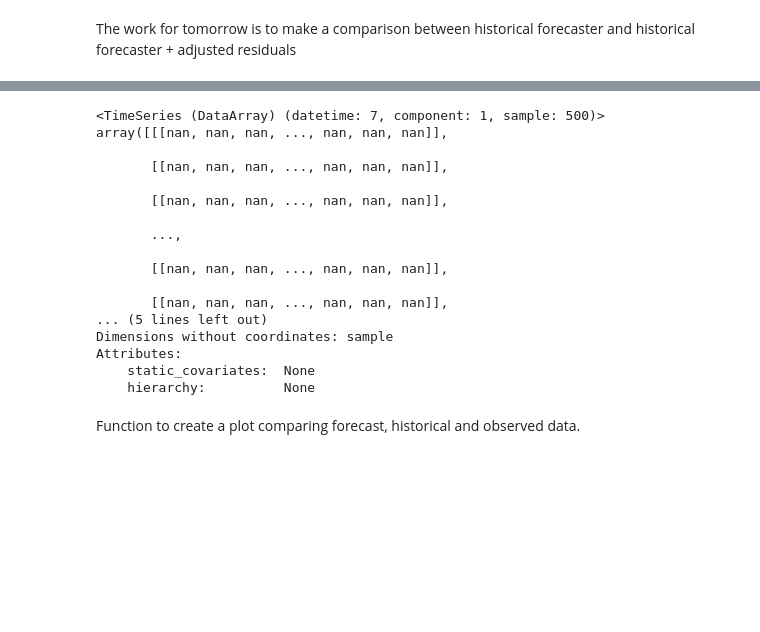
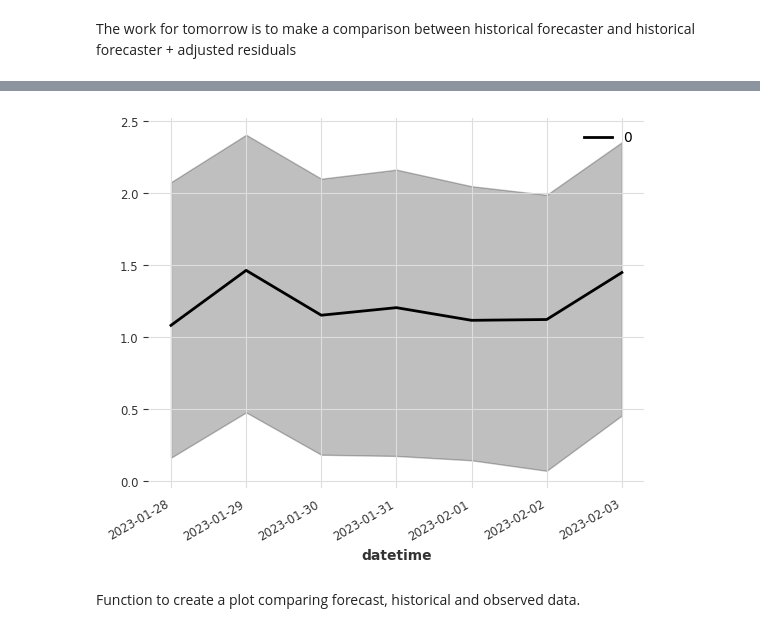
Before and after one commit to boettiger-lab/neon4cast-darts-submit, a Jupyter notebook: scoring_exploration.ipynb, the cells around one changed output, grey strips where cells are left out. Drawn from its saved outputs; the diff is of its cells as text; code cells hidden in the pictures; blank space fills up the shorter version.

```diff
--- a/scoring_exploration.ipynb
+++ b/scoring_exploration.ipynb
@@ -349,23 +346,7 @@ Attributes:
-# %%
-residual_forecaster.predictions
-# %% [output]
-<TimeSeries (DataArray) (datetime: 7, component: 1, sample: 500)>
-array([[[nan, nan, nan, ..., nan, nan, nan]],
-
-       [[nan, nan, nan, ..., nan, nan, nan]],
-
-       [[nan, nan, nan, ..., nan, nan, nan]],
-
-       ...,
-
-       [[nan, nan, nan, ..., nan, nan, nan]],
-
-       [[nan, nan, nan, ..., nan, nan, nan]],
-... (5 lines left out)
-Dimensions without coordinates: sample
-Attributes:
-    static_covariates:  None
-    hierarchy:          None
+# %%
+residual_forecaster.predictions.plot()
+# %% [output]
+[figure, added]
 # %% [markdown]
 Function to create a plot comparing forecast, historical and observed data.
 # %%
```
Also changed, not shown: parts of 4 cells of this notebook.
